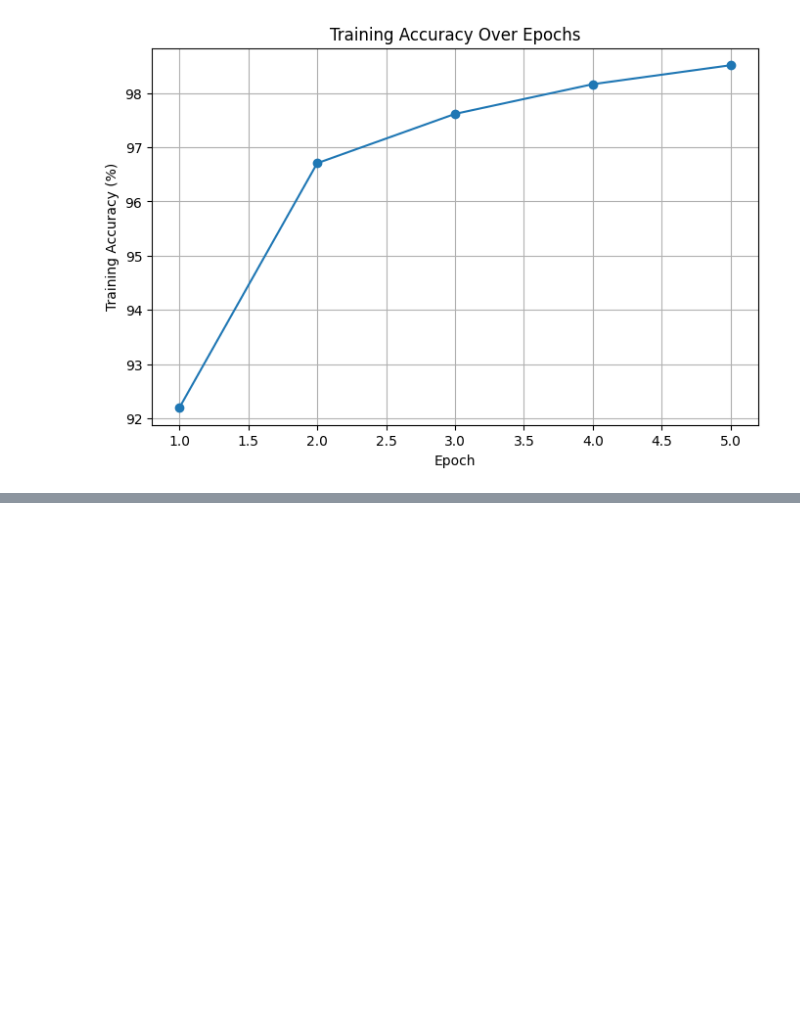
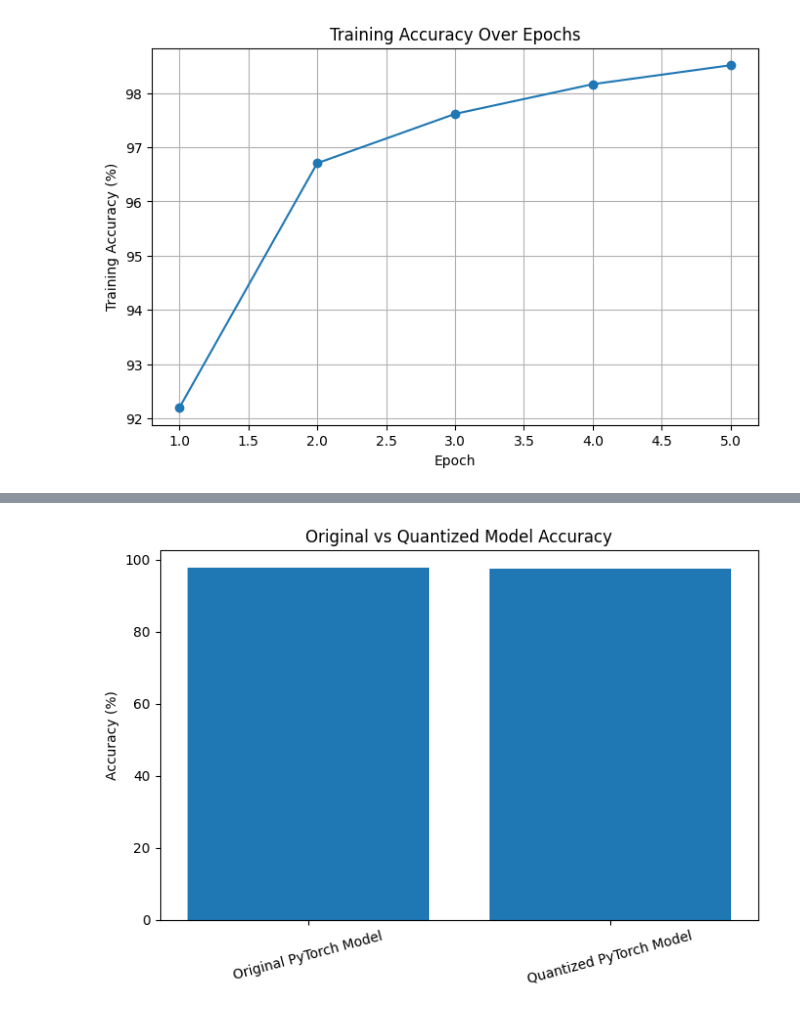
Before and after one commit to winter12-2/distributed-edge-ai-optimization, a Jupyter notebook: notebooks/edge_ai_analysis_notebook.ipynb, the cells around one changed output, grey strips where cells are left out. Drawn from its saved outputs; the diff is of its cells as text; code cells hidden in the pictures; blank space fills up the shorter version.

```diff
--- a/notebooks/edge_ai_analysis_notebook.ipynb
+++ b/notebooks/edge_ai_analysis_notebook.ipynb
@@ -198,0 +321,13 @@ plt.show()
+# %%
+# plotting accuracy comparison
+
+plt.figure(figsize=(7, 5))
+plt.bar(comparison_df["Model"], comparison_df["Accuracy (%)"])
+plt.ylabel("Accuracy (%)")
+plt.title("Original vs Quantized Model Accuracy")
+plt.xticks(rotation=15)
+plt.tight_layout()
+plt.savefig("plots/accuracy_comparison.png")
+plt.show()
+# %% [output]
+[figure, added]
```
Also changed, not shown: parts of 17 cells of this notebook.
